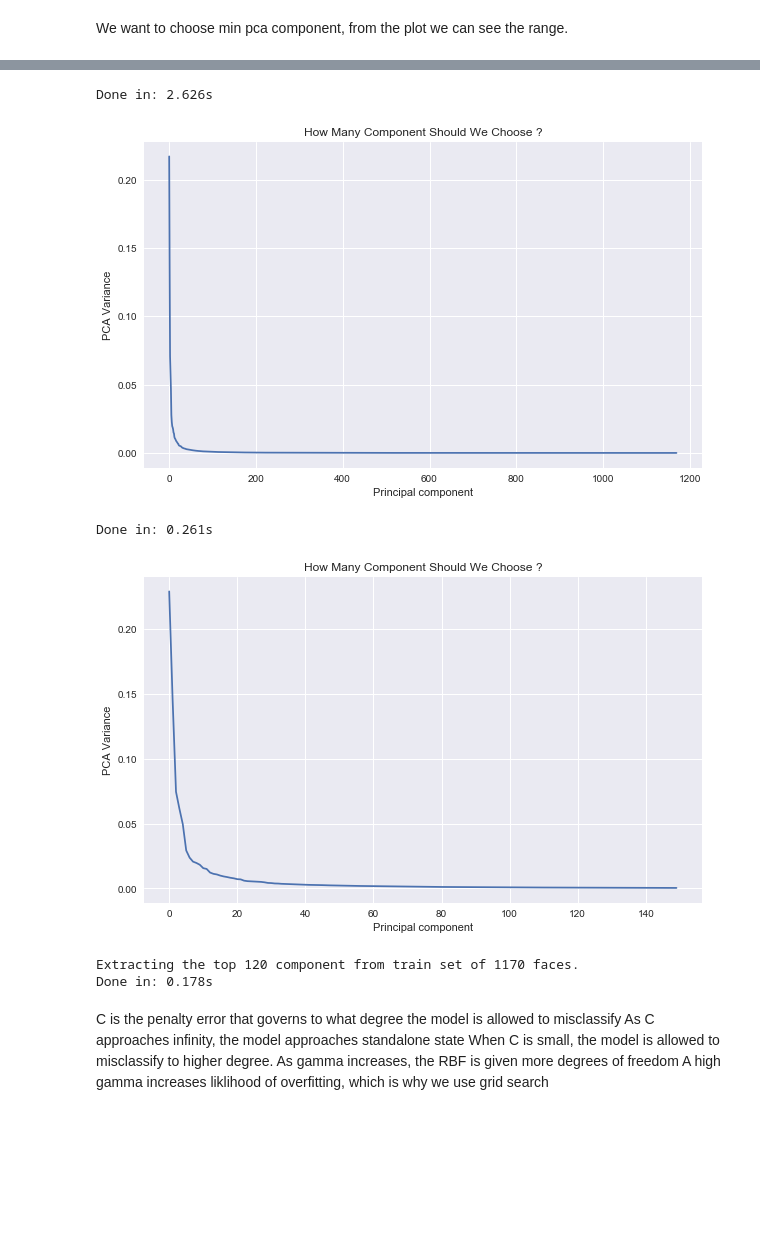
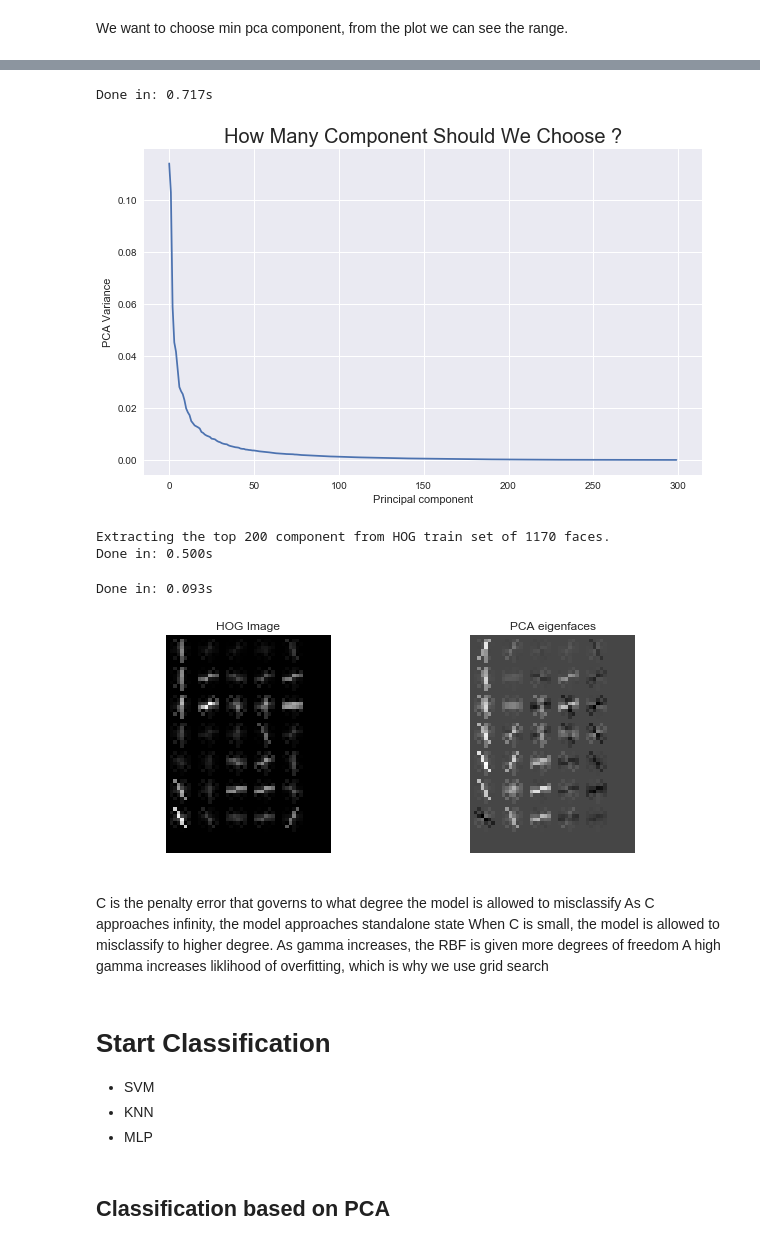
Before and after one commit to MengYao89/Data_Analysis, a Jupyter notebook: Jupyter/Face Recognition.ipynb, the cells around one changed output, grey strips where cells are left out. Drawn from its saved outputs; the diff is of its cells as text; code cells hidden in the pictures; blank space fills up the shorter version.

```diff
--- a/Jupyter/Face Recognition.ipynb
+++ b/Jupyter/Face Recognition.ipynb
@@ -87,52 +113,60 @@ from sklearn.decomposition import PCA
 # %%
 st_time = time()
 
-pca = PCA(svd_solver='randomized', whiten=True).fit(X_train)
+pca = PCA(n_components=300, svd_solver='randomized', whiten=True).fit(X_train_hog)
 
 plt.figure(figsize=(10,6))
 plt.plot(pca.explained_variance_ / sum(pca.explained_variance_))
 plt.xlabel('Principal component')
 plt.ylabel('PCA Variance')
-plt.title('How Many Component Should We Choose ?')
+plt.title('How Many Component Should We Choose ?', fontsize=20)
 plt.grid(True)
 
 print('Done in: {:0.3f}s'.format(time()-st_time))
 # %% [output]
-Done in: 2.626s
+Done in: 0.717s
-[figure, old version]
+[figure, new version]
-# %%
-st_time = time()
-
-pca = PCA(n_components=150, svd_solver='randomized', whiten=True).fit(X_train)
-
-plt.figure(figsize=(10,6))
-plt.plot(pca.explained_variance_ / sum(pca.explained_variance_))
-plt.xlabel('Principal component')
-plt.ylabel('PCA Variance')
-plt.title('How Many Component Should We Choose ?')
-plt.grid(True)
-
-print('Done in: {:0.3f}s'.format(time()-st_time))
-# %% [output]
-Done in: 0.261s
-[figure, removed]
 # %%
 st_time = time()
 
-n_components = 120
+n_components = 200
 
-print("Extracting the top {} component from train set of {} faces.".format(n_components, X_train.shape[0]))
-pca = PCA(n_components=n_components, svd_solver='randomized', whiten=True).fit(X_train)
+print("Extracting the top {} component from HOG train set of {} faces.".format(n_components, X_train_hog.shape[0]))
+pca = PCA(n_components=n_components, svd_solver='randomized', whiten=True).fit(X_train_hog)
 eigenfaces = pca.components_.reshape((n_components, h, w))
-X_train_pca = pca.transform(X_train)
-X_test_pca = pca.transform(X_test)
+X_train_pca = pca.transform(X_train_hog)
+X_test_pca = pca.transform(X_test_hog)
 
 print('Done in: {:0.3f}s'.format(time()-st_time))
 # %% [output]
-Extracting the top 120 component from train set of 1170 faces.
-Done in: 0.178s
+Extracting the top 200 component from HOG train set of 1170 faces.
+Done in: 0.500s
+# %%
+st_time = time()
+
+fig, ax = plt.subplots(1, 2, figsize=(10,4), sharex=True, sharey=True)
+
+ax[0].imshow(X_train_hog[0].reshape(h,w), cmap='gray')
+ax[0].set_title('HOG Image')
+ax[0].axis('off')
+
+ax[1].imshow(eigenfaces[0], cmap='gray')
+ax[1].set_title('PCA eigenfaces')
+ax[1].axis('off')
+
+print('Done in: {:0.3f}s'.format(time()-st_time))
+# %% [output]
+Done in: 0.093s
+[figure, added]
 # %% [markdown]
 C is the penalty error that governs to what degree the model is allowed to misclassify As C approaches infinity, the model approaches standalone state When C is small, the model is allowed to misclassify to higher degree.
 As gamma increases, the RBF is given more degrees of freedom A high gamma increases liklihood of overfitting, which is why we use grid search
+# %% [markdown]
+# Start Classification
+* SVM
+* KNN
+* MLP
+# %% [markdown]
+## Classification based on PCA
 # %%
 from sklearn.svm import SVC
```
Also changed, not shown: parts of 18 cells of this notebook.
